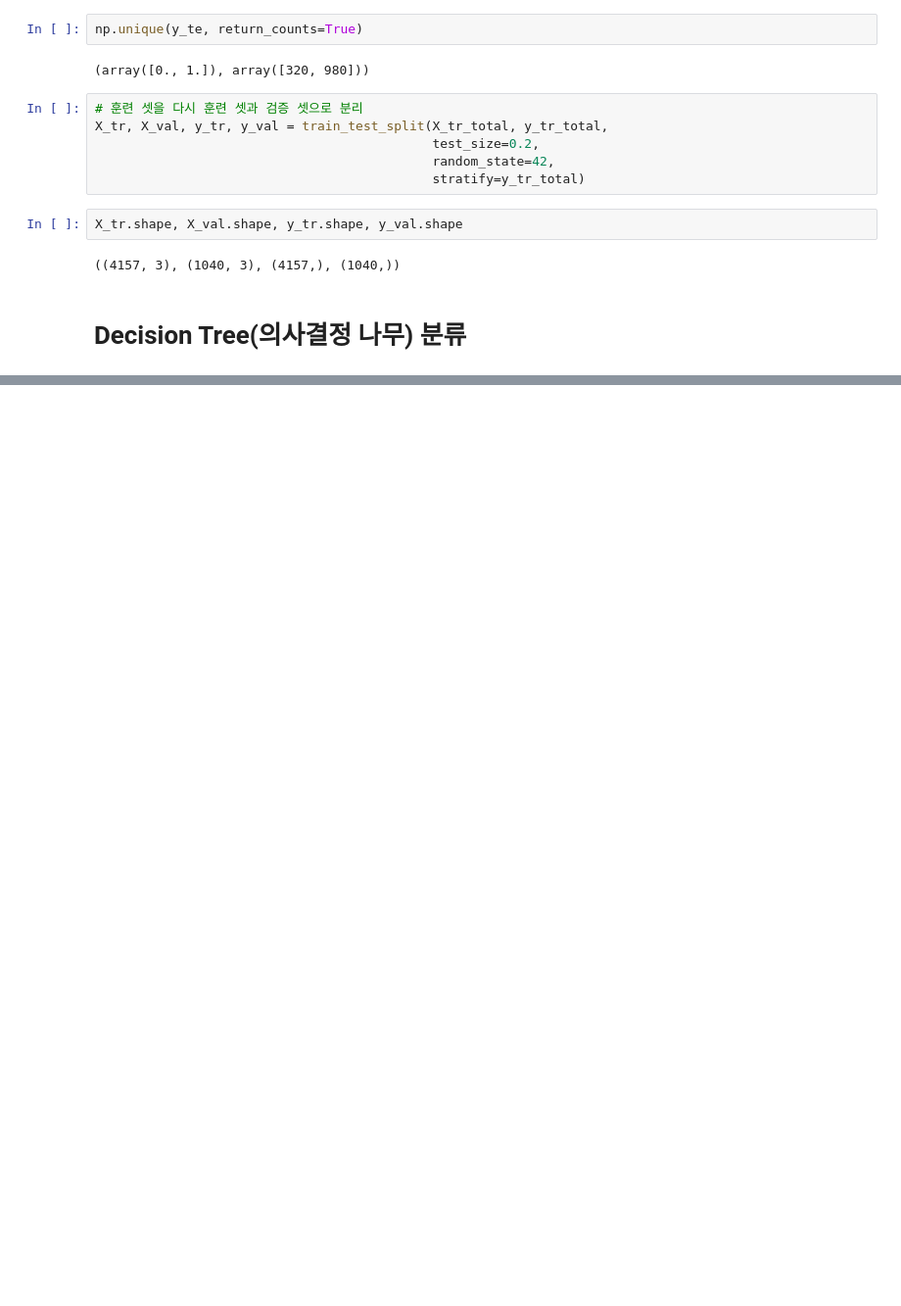
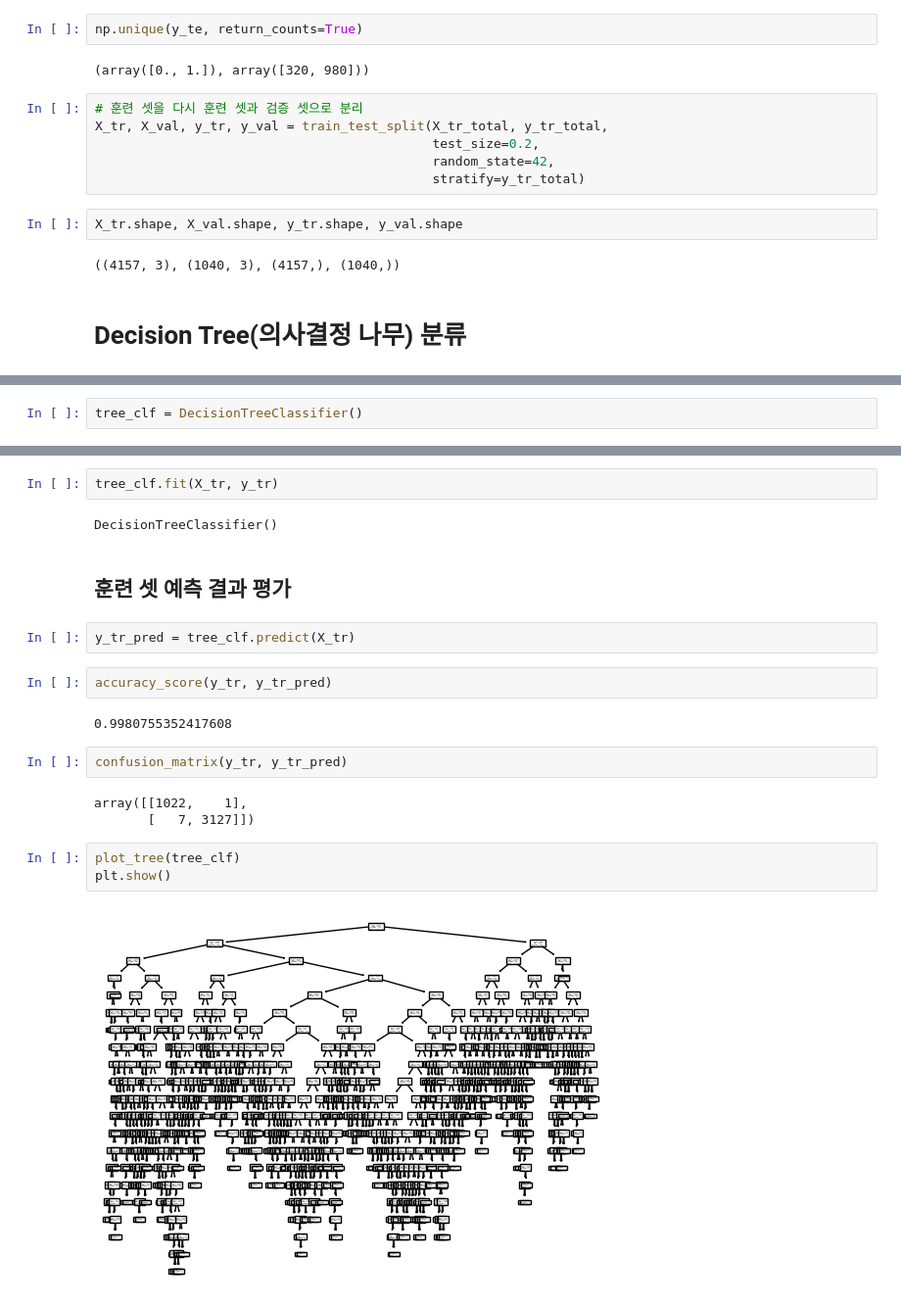
Before and after one commit to kiminhonawa/python, a Jupyter notebook: ml06_decision_tree.ipynb, the cells around one changed output, grey strips where cells are left out. Shown at 98% size. Cells and saved outputs as stored; diff of their text form; blank space fills up the shorter version.

```diff
--- a/ml06_decision_tree.ipynb
+++ b/ml06_decision_tree.ipynb
@@ -110,0 +113,2 @@ X_tr.shape, X_val.shape, y_tr.shape, y_val.shape
+# %%
+tree_clf = DecisionTreeClassifier()
@@ -110,0 +117,22 @@ X_tr.shape, X_val.shape, y_tr.shape, y_val.shape
+# %%
+tree_clf.fit(X_tr, y_tr)
+# %% [output]
+DecisionTreeClassifier()
+# %% [markdown]
+## 훈련 셋 예측 결과 평가
+# %%
+y_tr_pred = tree_clf.predict(X_tr)
+# %%
+accuracy_score(y_tr, y_tr_pred)
+# %% [output]
+0.9980755352417608
+# %%
+confusion_matrix(y_tr, y_tr_pred)
+# %% [output]
+array([[1022,    1],
+       [   7, 3127]])
+# %%
+plot_tree(tree_clf)
+plt.show()
+# %% [output]
+[figure, added]
```
Also changed, not shown: parts of 9 cells of this notebook.
